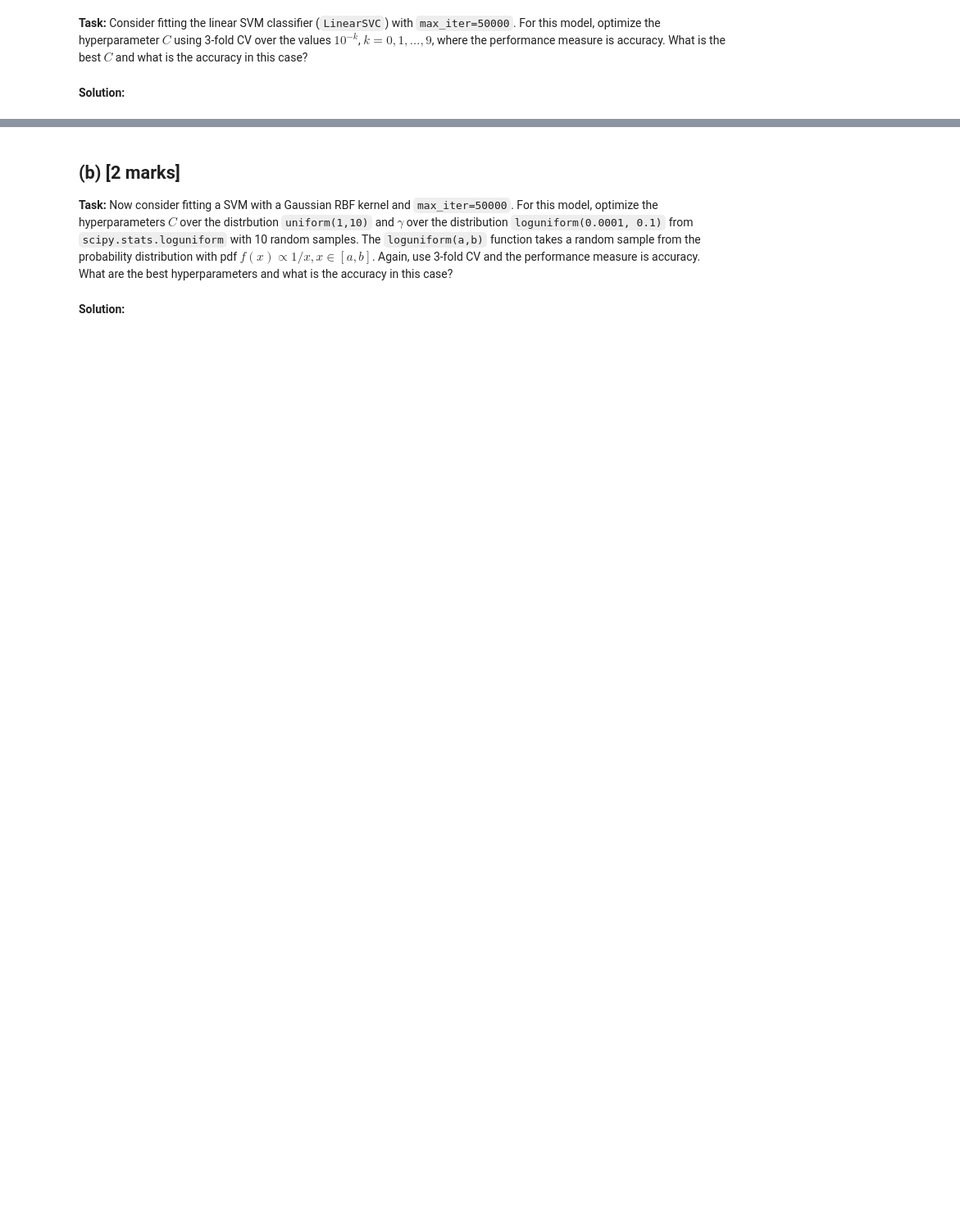
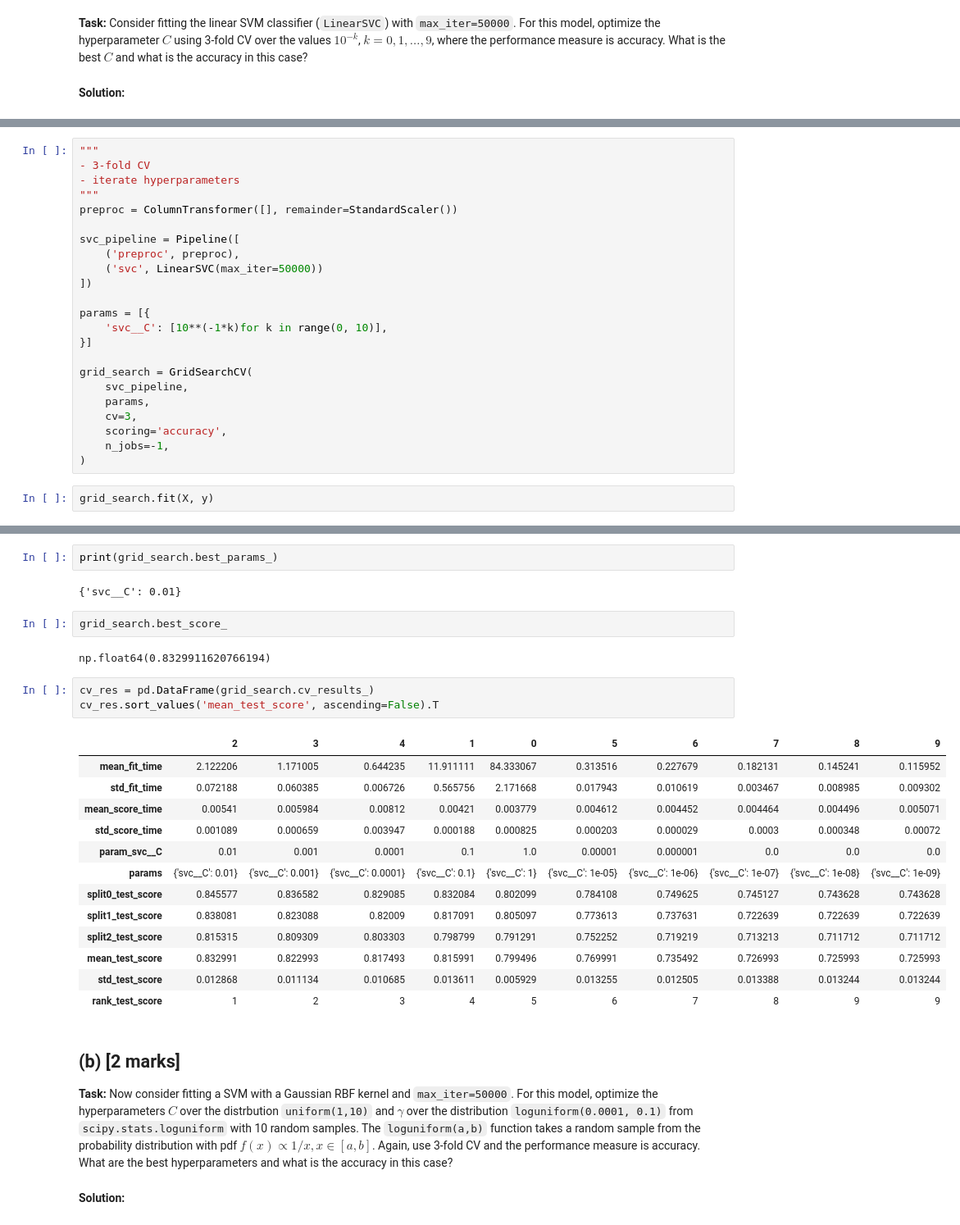
Before and after one commit to erevtsov/cfrm, a Jupyter notebook: notebooks/521/Homework2.ipynb, the cells around one changed output, grey strips where cells are left out. Shown at 82% size. Cells and saved outputs as stored; diff of their text form; blank space fills up the shorter version.

```diff
--- a/notebooks/521/Homework2.ipynb
+++ b/notebooks/521/Homework2.ipynb
@@ -304,0 +311,25 @@ for other_idx, subsample_idx in split_obj.split(X_train, y_train):
+# %%
+"""
+- 3-fold CV
+- iterate hyperparameters
+"""
+preproc = ColumnTransformer([], remainder=StandardScaler())
+
+svc_pipeline = Pipeline([
+    ('preproc', preproc),
+    ('svc', LinearSVC(max_iter=50000))
+])
+
+params = [{
+    'svc__C': [10**(-1*k)for k in range(0, 10)],
+}]
+
+grid_search = GridSearchCV(
+    svc_pipeline,
+    params,
+    cv=3,
+    scoring='accuracy',
+    n_jobs=-1,
+)
+# %%
+grid_search.fit(X, y)
@@ -305,3 +346,28 @@ for other_idx, subsample_idx in split_obj.split(X_train, y_train):
+# %%
+print(grid_search.best_params_)
+# %% [output]
+{'svc__C': 0.01}
+# %%
+grid_search.best_score_
+# %% [output]
+np.float64(0.8329911620766194)
+# %%
+cv_res = pd.DataFrame(grid_search.cv_results_)
+cv_res.sort_values('mean_test_score', ascending=False).T
+# %% [output]
+|  | 2 | 3 | 4 | 1 | 0 | 5 | 6 | 7 | 8 | 9 |
+| mean_fit_time | 2.122206 | 1.171005 | 0.644235 | 11.911111 | 84.333067 | 0.313516 | 0.227679 | 0.182131 | 0.145241 | 0.115952 |
+| std_fit_time | 0.072188 | 0.060385 | 0.006726 | 0.565756 | 2.171668 | 0.017943 | 0.010619 | 0.003467 | 0.008985 | 0.009302 |
+| mean_score_time | 0.00541 | 0.005984 | 0.00812 | 0.00421 | 0.003779 | 0.004612 | 0.004452 | 0.004464 | 0.004496 | 0.005071 |
+| std_score_time | 0.001089 | 0.000659 | 0.003947 | 0.000188 | 0.000825 | 0.000203 | 0.000029 | 0.0003 | 0.000348 | 0.00072 |
+| param_svc__C | 0.01 | 0.001 | 0.0001 | 0.1 | 1.0 | 0.00001 | 0.000001 | 0.0 | 0.0 | 0.0 |
+| params | {'svc__C': 0.01} | {'svc__C': 0.001} | {'svc__C': 0.0001} | {'svc__C': 0.1} | {'svc__C': 1} | {'svc__C': 1e-05} | {'svc__C': 1e-06} | {'svc__C': 1e-07} | {'svc__C': 1e-08} | {'svc__C': 1e-09} |
+| split0_test_score | 0.845577 | 0.836582 | 0.829085 | 0.832084 | 0.802099 | 0.784108 | 0.749625 | 0.745127 | 0.743628 | 0.743628 |
+| split1_test_score | 0.838081 | 0.823088 | 0.82009 | 0.817091 | 0.805097 | 0.773613 | 0.737631 | 0.722639 | 0.722639 | 0.722639 |
+| split2_test_score | 0.815315 | 0.809309 | 0.803303 | 0.798799 | 0.791291 | 0.752252 | 0.719219 | 0.713213 | 0.711712 | 0.711712 |
+| mean_test_score | 0.832991 | 0.822993 | 0.817493 | 0.815991 | 0.799496 | 0.769991 | 0.735492 | 0.726993 | 0.725993 | 0.725993 |
+| std_test_score | 0.012868 | 0.011134 | 0.010685 | 0.013611 | 0.005929 | 0.013255 | 0.012505 | 0.013388 | 0.013244 | 0.013244 |
+| rank_test_score | 1 | 2 | 3 | 4 | 5 | 6 | 7 | 8 | 9 | 9 |
 # %% [markdown]
 ## (b) [2 marks]
 
```
Also changed, not shown: parts of 52 cells of this notebook, 2 other files.
